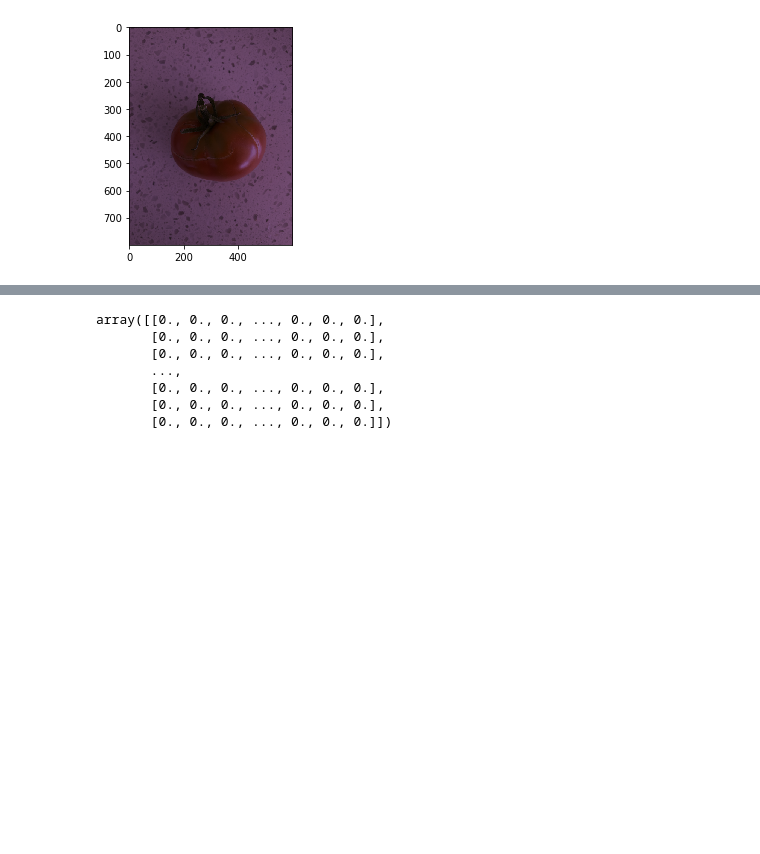
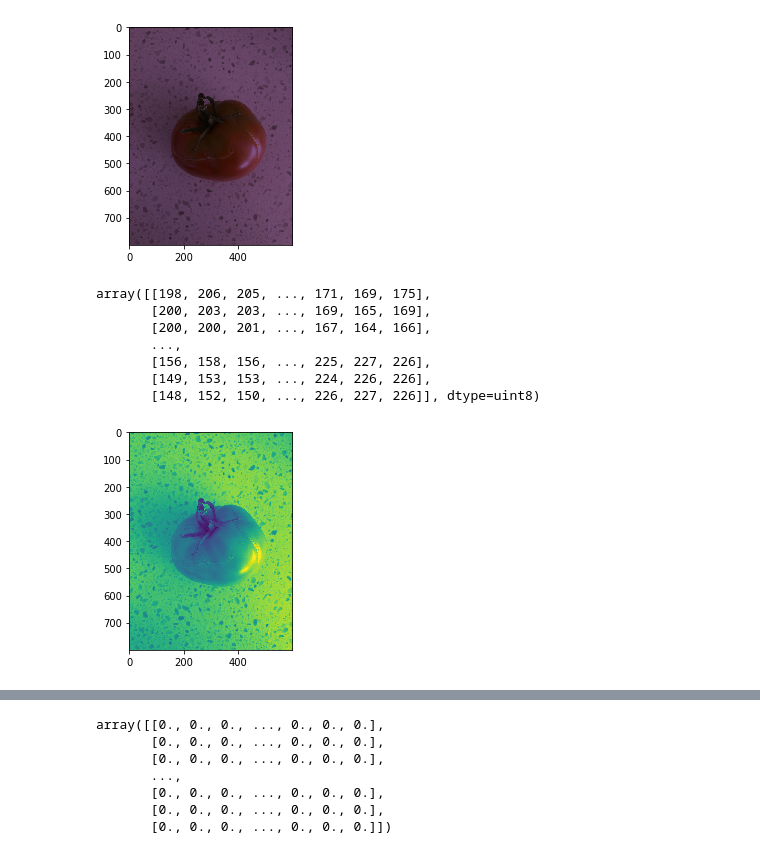
Before and after one commit to tweeraratne/problem-solving, a Jupyter notebook: Code_to_convert_RGB_image_to_Grayscale.ipynb, the cells around one changed output, grey strips where cells are left out. Drawn from its saved outputs; the diff is of its cells as text; code cells hidden in the pictures; blank space fills up the shorter version.

Commit message:
more research on slicing and manipulation of numpy arrays of images

```diff
--- a/Code_to_convert_RGB_image_to_Grayscale.ipynb
+++ b/Code_to_convert_RGB_image_to_Grayscale.ipynb
@@ -118,3 +119,17 @@ plt.imshow(color_img_copy2)
 # %% [output]
 <matplotlib.image.AxesImage at 0x...>
 [figure]
+# %%
+color_img_copy3 = color_img.copy()
+# %%
+plt.imshow(color_img_copy3[:,:,0])
+color_img_copy3[:,:,0]
+# %% [output]
+array([[198, 206, 205, ..., 171, 169, 175],
+       [200, 203, 203, ..., 169, 165, 169],
+       [200, 200, 201, ..., 167, 164, 166],
+       ...,
+       [156, 158, 156, ..., 225, 227, 226],
+       [149, 153, 153, ..., 224, 226, 226],
+       [148, 152, 150, ..., 226, 227, 226]], dtype=uint8)
+[figure, added]
```
Also changed, not shown: parts of 5 cells of this notebook.
